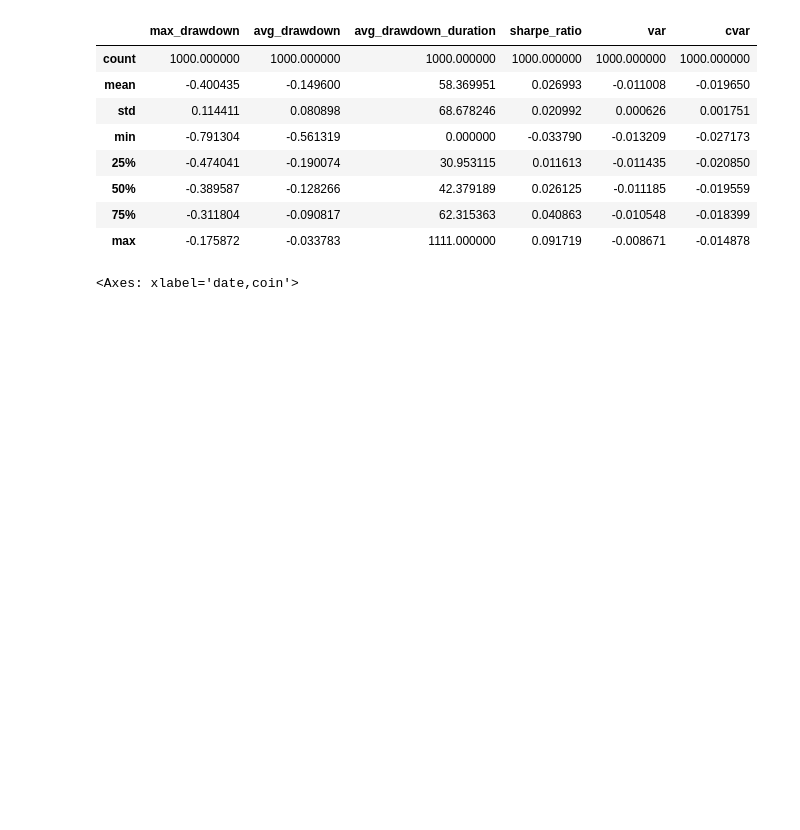
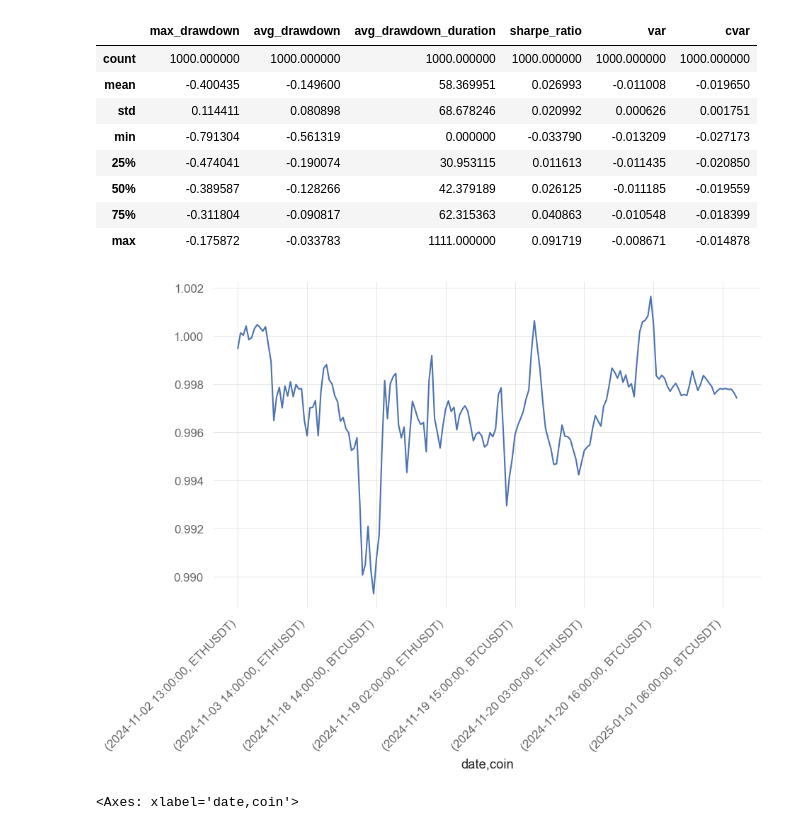
Before and after one commit to YassinKhanji/Portfolio_1, a Jupyter notebook: Technical_Portfolio/Portfolio_Optimization/portfolio_management.ipynb, the cells around one changed output. Saved outputs shown, nothing was run; the diff lists cells and outputs as text; code cells hidden in the pictures; blank space fills up the shorter version.

```diff
--- a/Technical_Portfolio/Portfolio_Optimization/portfolio_management.ipynb
+++ b/Technical_Portfolio/Portfolio_Optimization/portfolio_management.ipynb
@@ -121,8 +121,8 @@ market_data
 # %% [markdown]
 Call each Strategy
 # %%
-mr_strat_1 = Last_Days_Low(market_data, objective = 'multiple', train_size = 440, test_size = 200, step_size = 200)
-tf_strat_1 = Sprtrnd_Breakout(market_data, objective = 'multiple', train_size = 440, test_size = 200, step_size = 200)
+mr_strat_1 = Last_Days_Low(data, objective = 'multiple', train_size = 440, test_size = 200, step_size = 200)
+tf_strat_1 = Sprtrnd_Breakout(data, objective = 'multiple', train_size = 440, test_size = 200, step_size = 200)
 # %%
 mr_strat_1.test()
 # %% [output]
@@ -195,6 +195,11 @@ mr_strat_1.metrics_df.describe()
 | 50% | -0.389587 | -0.128266 | 42.379189 | 0.026125 | -0.011185 | -0.019559 |
 | 75% | -0.311804 | -0.090817 | 62.315363 | 0.040863 | -0.010548 | -0.018399 |
 | max | -0.175872 | -0.033783 | 1111.000000 | 0.091719 | -0.008671 | -0.014878 |
+# %%
+mr_strat_1.results.cstrategy.plot()
+plt.xticks(rotation=45, ha='right');
+# %% [output]
+[figure, added]
 # %%
 mr_strat_1.results.cstrategy.plot()
 # %% [output]
```
Also changed, not shown: parts of 4 cells of this notebook, 6 other files.
